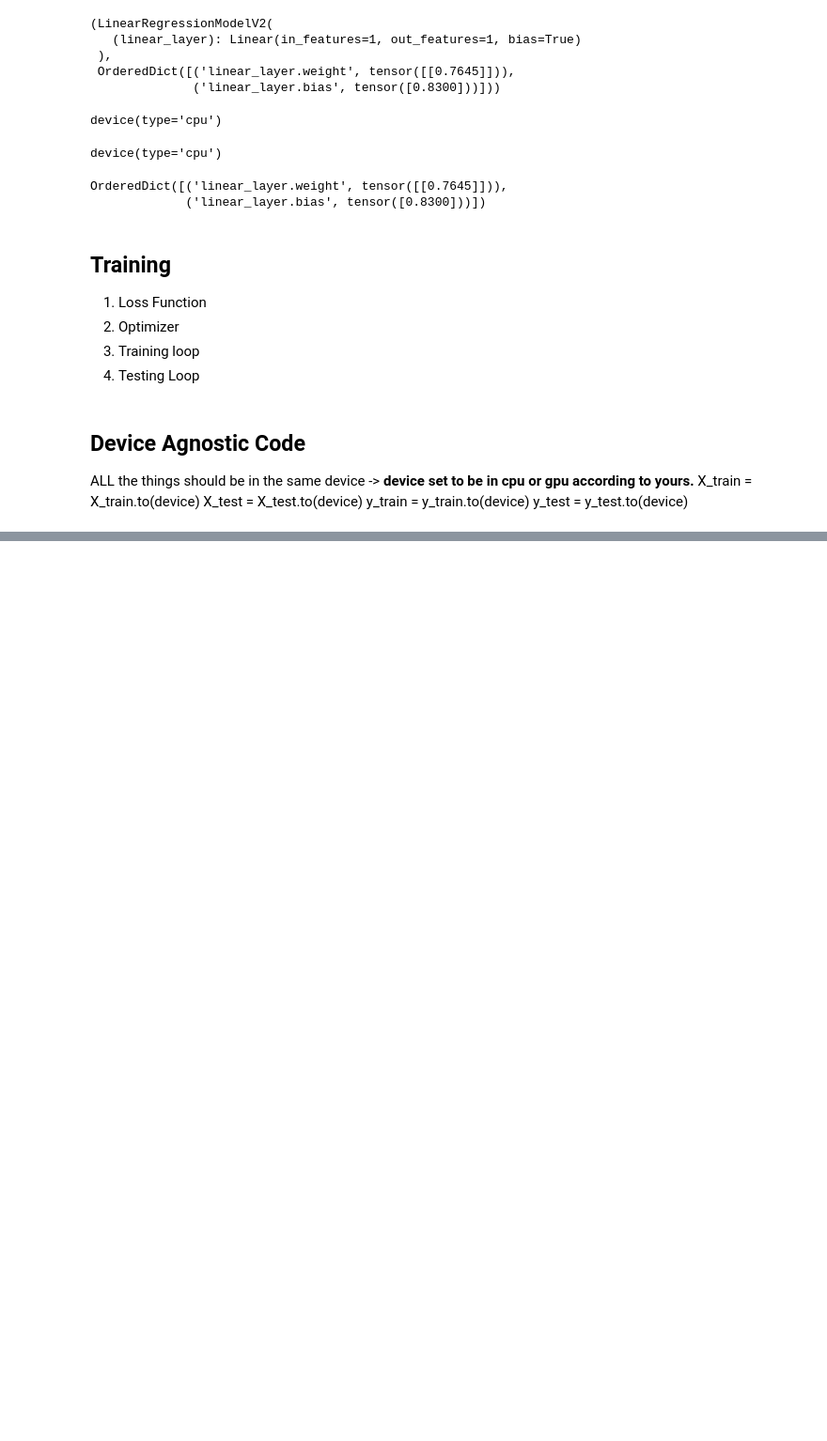
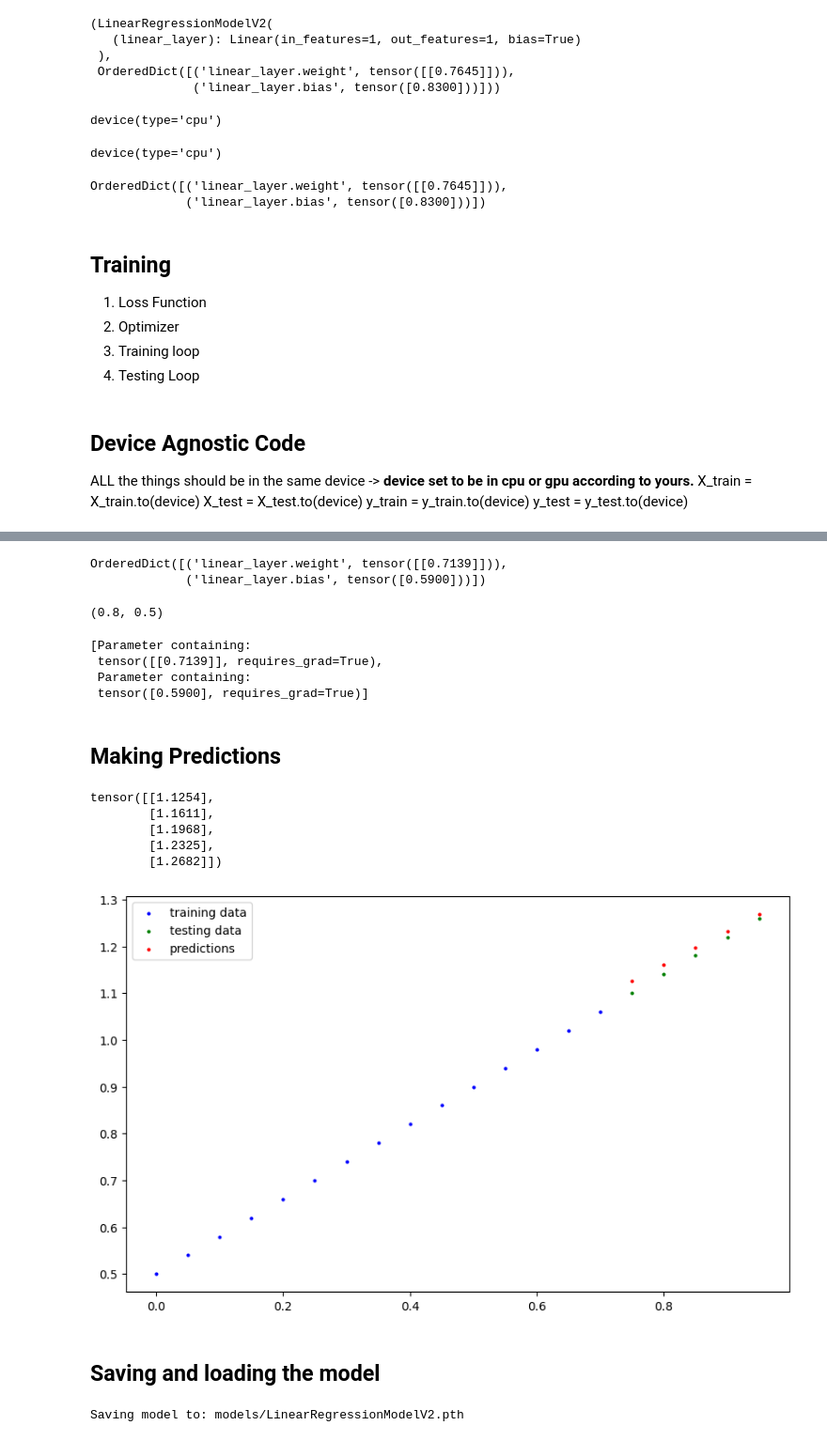
Before and after one commit to rehmanaly0051/Pytorch-DeepLearning, a Jupyter notebook: Pytorch_for_linearRegression.ipynb, the cells around one changed output, grey strips where cells are left out. Shown at 94% size. Drawn from its saved outputs; the diff is of its cells as text; code cells hidden in the pictures; blank space fills up the shorter version.

```diff
--- a/Pytorch_for_linearRegression.ipynb
+++ b/Pytorch_for_linearRegression.ipynb
@@ -656,7 +656,7 @@ optimizer = torch.optim.SGD(params = model_1.parameters(),
 # %%
 torch.manual_seed(42)
 
-epochs = 200
+epochs = 180
 
 # Device Agnostic Code
 X_train = X_train.to(device)
@@ -703,0 +702,48 @@ Epoch 190 | Loss 0.009866907261312008 | Test_loss 0.11625301837921143
+# %%
+model_1.state_dict()
+# %% [output]
+OrderedDict([('linear_layer.weight', tensor([[0.7139]])),
+             ('linear_layer.bias', tensor([0.5900]))])
+# %%
+weight, bias
+# %% [output]
+(0.8, 0.5)
+# %%
+list(model_1.parameters())
+# %% [output]
+[Parameter containing:
+ tensor([[0.7139]], requires_grad=True),
+ Parameter containing:
+ tensor([0.5900], requires_grad=True)]
+# %% [markdown]
+## Making Predictions
+# %%
+with torch.inference_mode():
+  y_preds = model_1(X_test)
+y_preds
+# %% [output]
+tensor([[1.1254],
+        [1.1611],
+        [1.1968],
+        [1.2325],
+        [1.2682]])
+# %%
+plot_predictions(preds=y_preds)
+# %% [output]
+[figure, added]
+# %% [markdown]
+## Saving and loading the model
+# %%
+from pathlib import Path
+
+MODEL_PATH = Path('models')
+MODEL_PATH.mkdir(parents=True, exist_ok=True)
+
+MODEL_NAME = 'LinearRegressionModelV2.pth'
+MODEL_SAVE_PATH = MODEL_PATH / MODEL_NAME
+
+print(f'Saving model to: {MODEL_SAVE_PATH}')
+torch.save(obj=model_1.state_dict(),
+           f=MODEL_SAVE_PATH)
+# %% [output]
+Saving model to: models/LinearRegressionModelV2.pth
```
Also changed, not shown: parts of 12 cells of this notebook.
